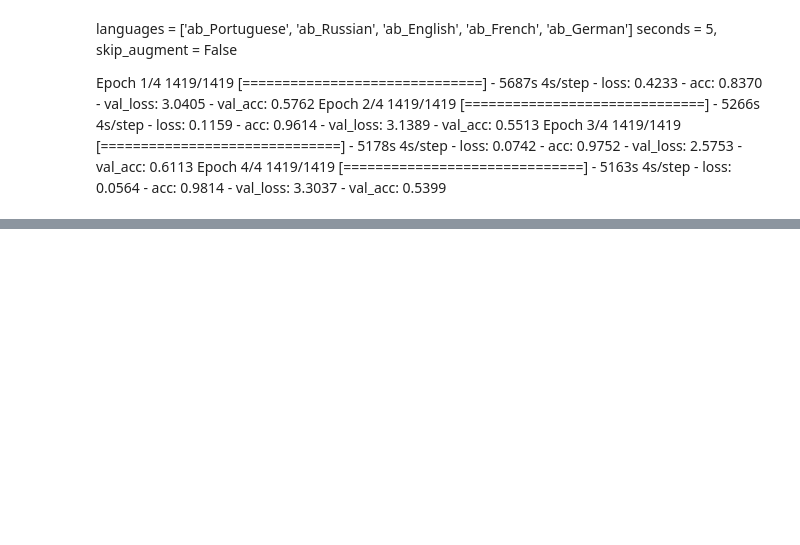
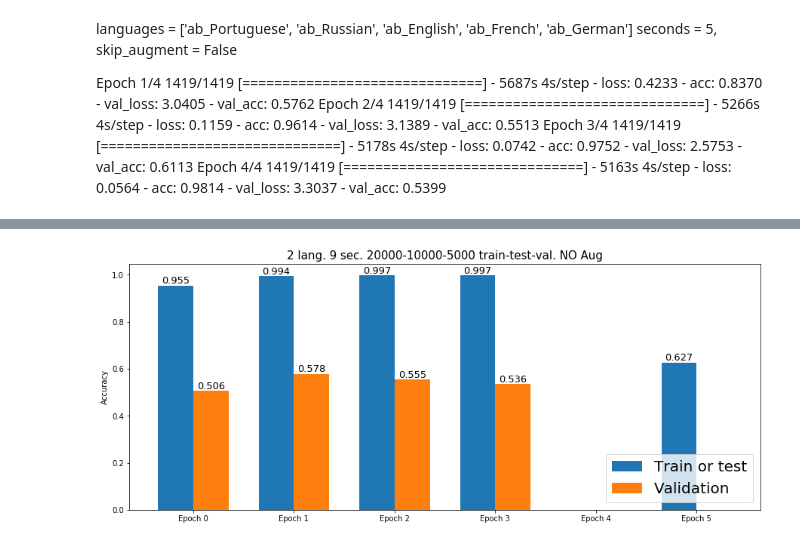
Before and after one commit to EgorKolesnikov/LangIS, a Jupyter notebook: ipynb/models.ipynb, the cells around one changed output, grey strips where cells are left out. Drawn from its saved outputs; the diff is of its cells as text; code cells hidden in the pictures; blank space fills up the shorter version.

```diff
--- a/ipynb/models.ipynb
+++ b/ipynb/models.ipynb
@@ -329,0 +378,8 @@ Epoch 4/4
+# %%
+acc_train_2 = [0.9546, 0.9942, 0.9967, 0.9974]
+acc_val_2 = [0.5064, 0.5776, 0.5547, 0.5356]
+acc_test_2 = 0.6269
+title_2 = u'2 lang. 9 sec. 20000-10000-5000 train-test-val. NO Aug'
+plot(acc_train_2, acc_val_2, acc_test_2, title_2)
+# %% [output]
+[figure, added]
```
Also changed, not shown: parts of 7 cells of this notebook, 5 other files.
